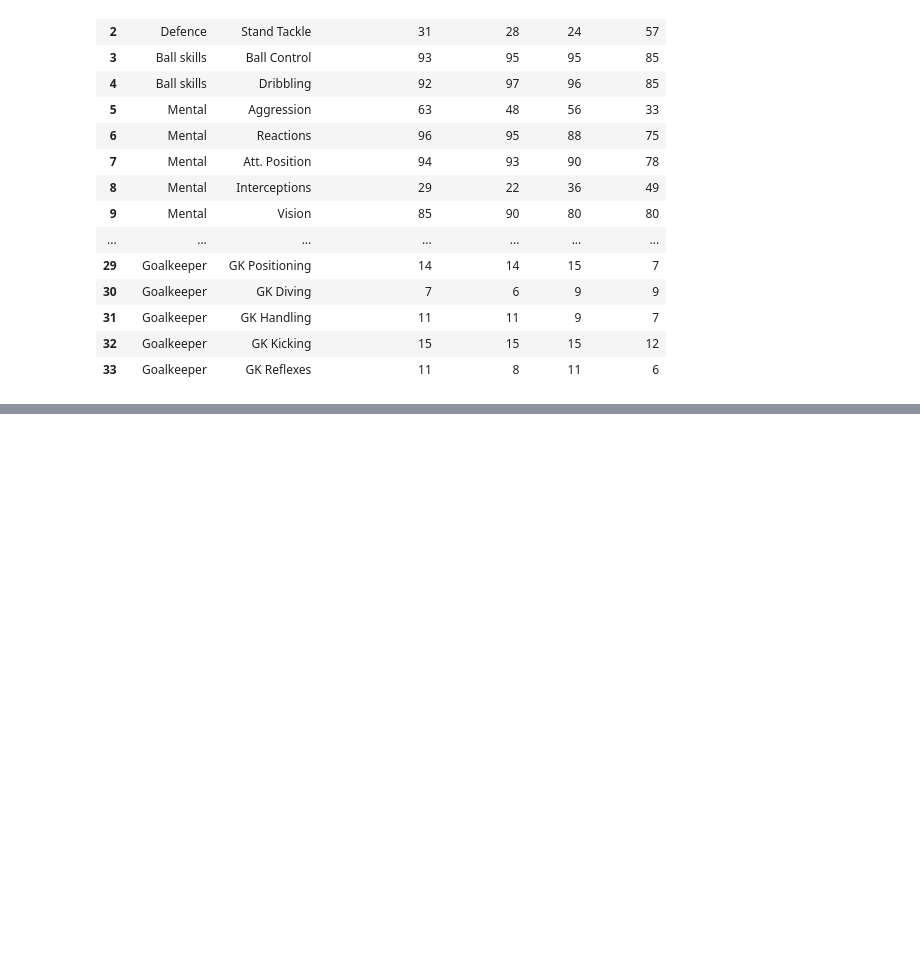
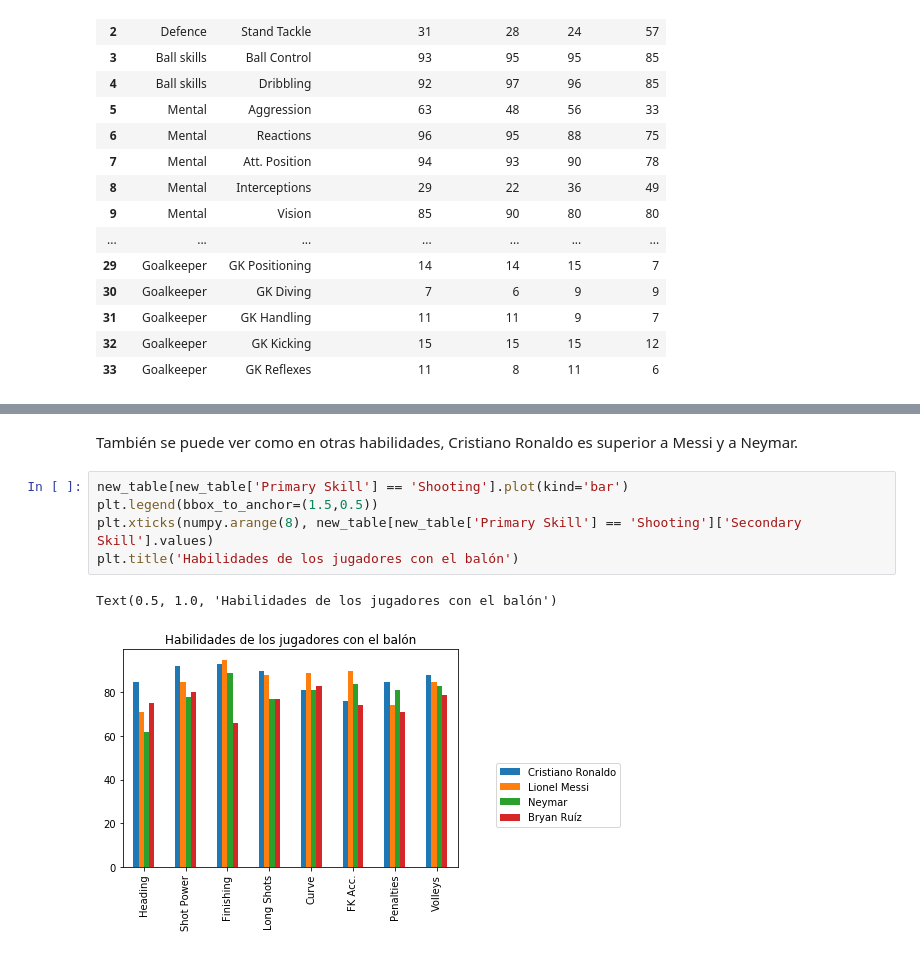
Before and after one commit to Boris94cr/Reconocimiento-de-Patrones, a Jupyter notebook: Inv-Corta-1/Inv-Corta-1.ipynb, the cells around one changed output, grey strips where cells are left out. Saved outputs shown, nothing was run; the diff lists cells and outputs as text; blank space fills up the shorter version.

```diff
--- a/Inv-Corta-1/Inv-Corta-1.ipynb
+++ b/Inv-Corta-1/Inv-Corta-1.ipynb
@@ -381,0 +409,10 @@ En esta parte se va a proceder a realizar el análisis exploratorio del set de d
+# %% [markdown]
+También se puede ver como en otras habilidades, Cristiano Ronaldo es superior a Messi y a Neymar.
+# %%
+new_table[new_table['Primary Skill'] == 'Shooting'].plot(kind='bar')
+plt.legend(bbox_to_anchor=(1.5,0.5))
+plt.xticks(numpy.arange(8), new_table[new_table['Primary Skill'] == 'Shooting']['Secondary Skill'].values)
+plt.title('Habilidades de los jugadores con el balón')
+# %% [output]
+Text(0.5, 1.0, 'Habilidades de los jugadores con el balón')
+[figure, added]
```
Also changed, not shown: parts of 9 cells of this notebook.
